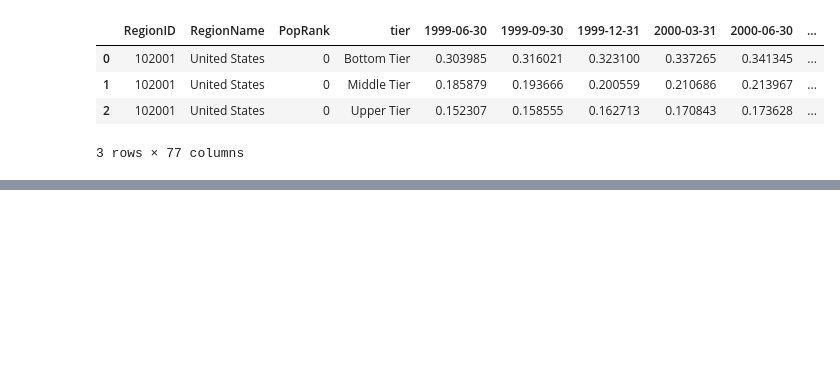
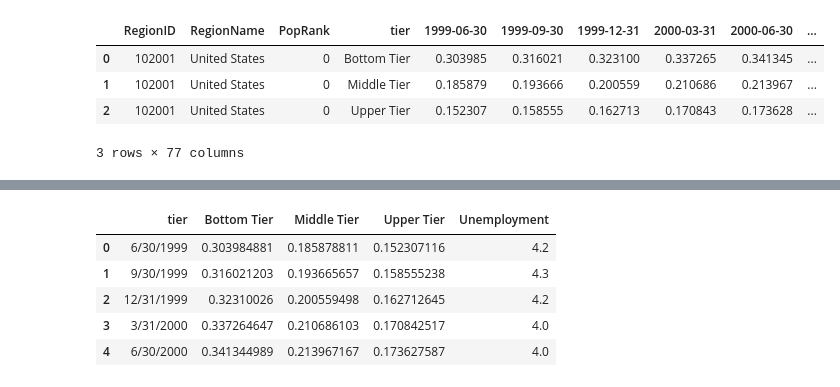
Before and after one commit to LoriHarris/Real_Estate_Affordability, a Jupyter notebook: Cleaning Labor, Income, and Education CSVs.ipynb, the cells around one changed output, grey strips where cells are left out. Drawn from its saved outputs; the diff is of its cells as text; code cells hidden in the pictures; blank space fills up the shorter version.

```diff
--- a/Cleaning Labor, Income, and Education CSVs.ipynb
+++ b/Cleaning Labor, Income, and Education CSVs.ipynb
@@ -110,0 +93,19 @@ mort_df1
+# %%
+mort_csv = open("mort_data_cleaned1.csv")
+mort_df2 = (pd.read_csv(mort_csv))
+mort_df2["Unemployment"] = [4.2, 4.3, 4.2, 4. , 4. , 4. , 3.9, 3.9, 4.3, 4.5, 5. , 5.7, 5.7,
+       5.8, 5.7, 6. , 5.9, 6.3, 6.1, 5.7, 5.8, 5.6, 5.4, 5.4, 5.2, 5. ,
+       5. , 4.9, 4.7, 4.6, 4.5, 4.4, 4.4, 4.6, 4.7, 5. , 5.1, 5.6, 6.1,
+       7.3, 8.7, 9.5, 9.8, 9.9, 9.9, 9.4, 9.5, 9.3, 9. , 9.1, 9. , 8.5,
+       8.2, 8.2, 7.8, 7.9, 7.5, 7.5, 7.2, 6.7, 6.7, 6.1, 5.9, 5.6, 5.4,
+       5.3, 5. , 5. , 5. , 4.9, 5. , 4.7, 4.4, 4.3, 4.2, 4.1, 4. , 4. ,
+       3.7]
+mort_df3 = mort_df2.drop(mort_df2.index[-6:])
+mort_df3.head()
+# %% [output]
+|  | tier | Bottom Tier | Middle Tier | Upper Tier | Unemployment |
+| 0 | 6/30/1999 | 0.303984881 | 0.185878811 | 0.152307116 | 4.2 |
+| 1 | 9/30/1999 | 0.316021203 | 0.193665657 | 0.158555238 | 4.3 |
+| 2 | 12/31/1999 | 0.32310026 | 0.200559498 | 0.162712645 | 4.2 |
+| 3 | 3/31/2000 | 0.337264647 | 0.210686103 | 0.170842517 | 4.0 |
+| 4 | 6/30/2000 | 0.341344989 | 0.213967167 | 0.173627587 | 4.0 |
```
Also changed, not shown: parts of 6 cells of this notebook, 3 other files.
